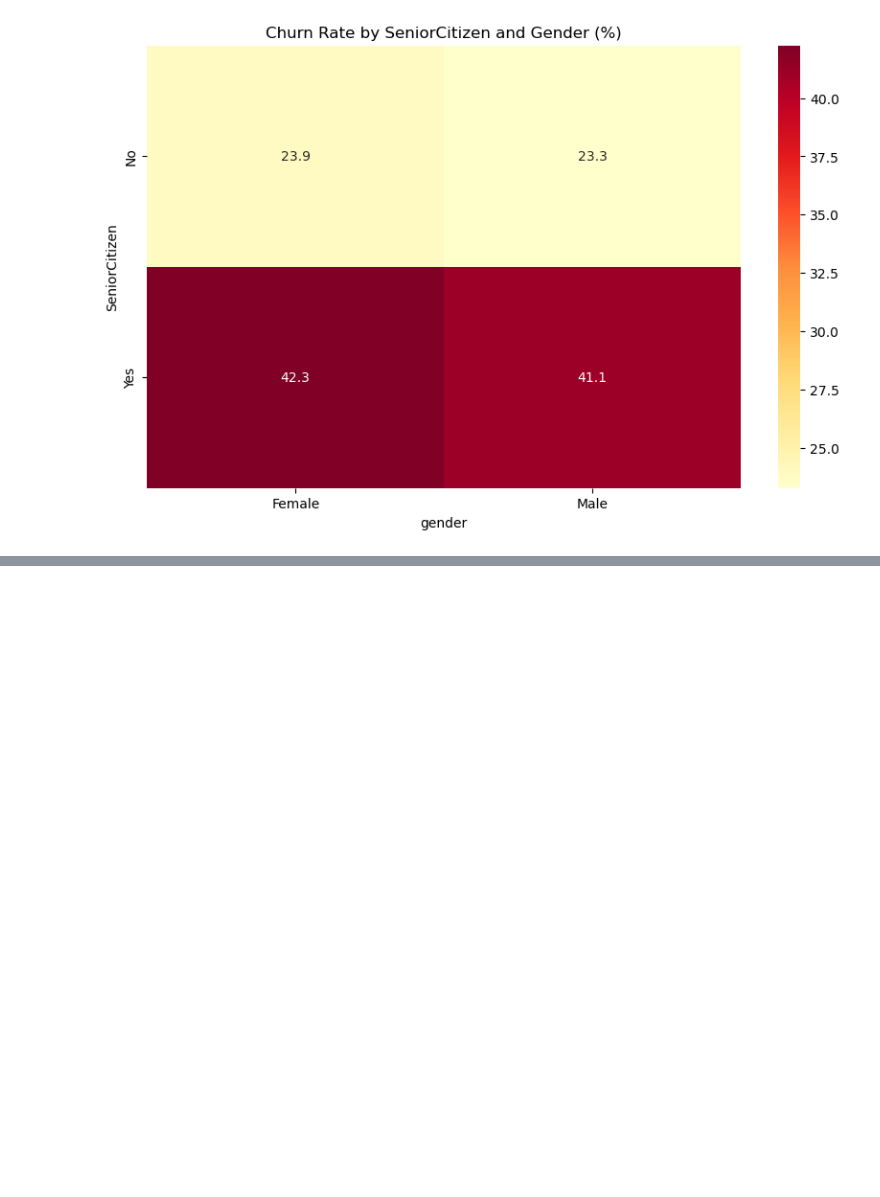
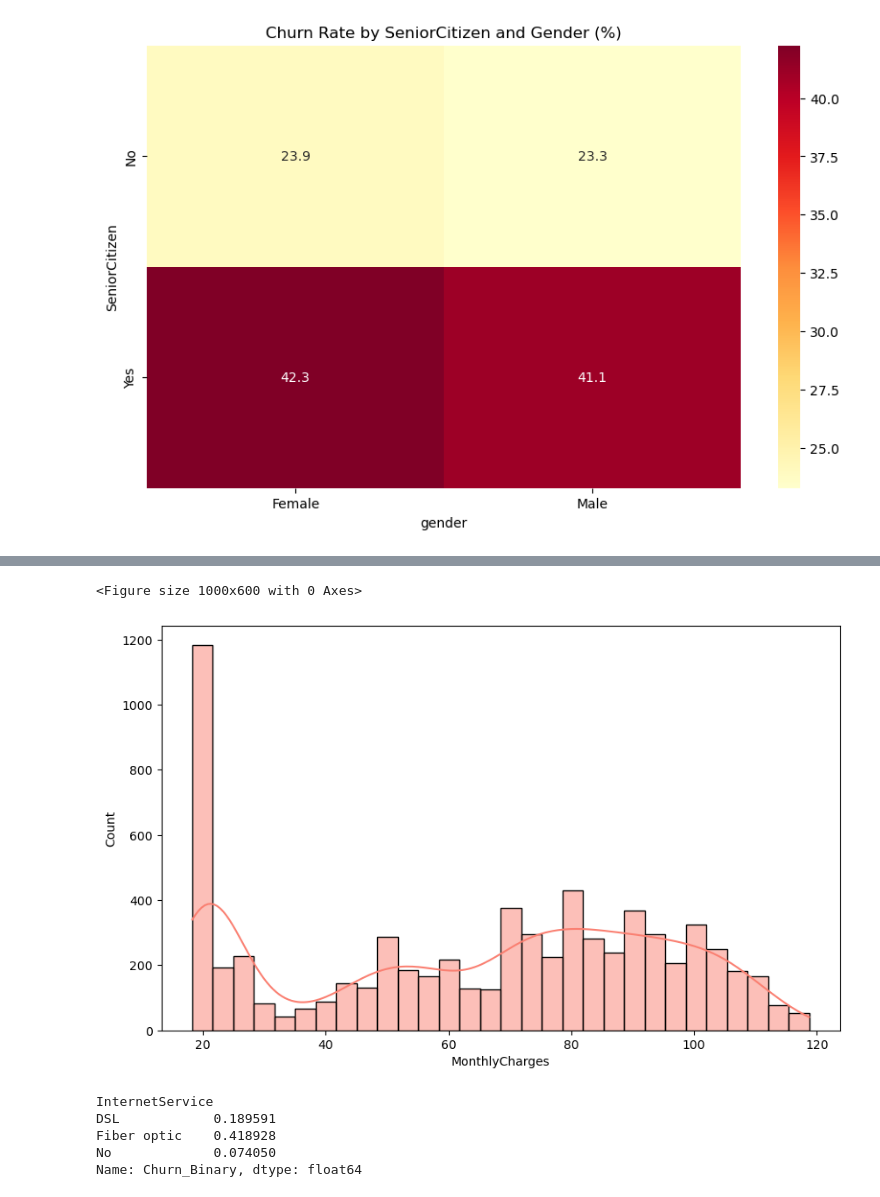
Before and after one commit to NCa307/Week5_project_prep, a Jupyter notebook: week5_project.ipynb, the cells around one changed output, grey strips where cells are left out. Saved outputs shown, nothing was run; the diff lists cells and outputs as text; code cells hidden in the pictures; blank space fills up the shorter version.

```diff
--- a/week5_project.ipynb
+++ b/week5_project.ipynb
@@ -393,0 +433,9 @@ NameError: name 'pivot_table' is not defined
+# %%
+#Distribution of monthly charges
+plt.figure(figsize=(10, 6))
+sns.histplot(data=df, x='MonthlyCharges', kde=True,
+             bins=30, color='salmon')
+plt.show()
+# %% [output]
+<Figure size 1000x600 with 0 Axes>
+[figure, added]
@@ -393,0 +445,10 @@ NameError: name 'pivot_table' is not defined
+# %%
+#How do service bundles impact churn?
+grouped = df.groupby('InternetService')['Churn_Binary'].mean()
+print(grouped)
+# %% [output]
+InternetService
+DSL            0.189591
+Fiber optic    0.418928
+No             0.074050
+Name: Churn_Binary, dtype: float64
```
Also changed, not shown: parts of 12 cells of this notebook.
